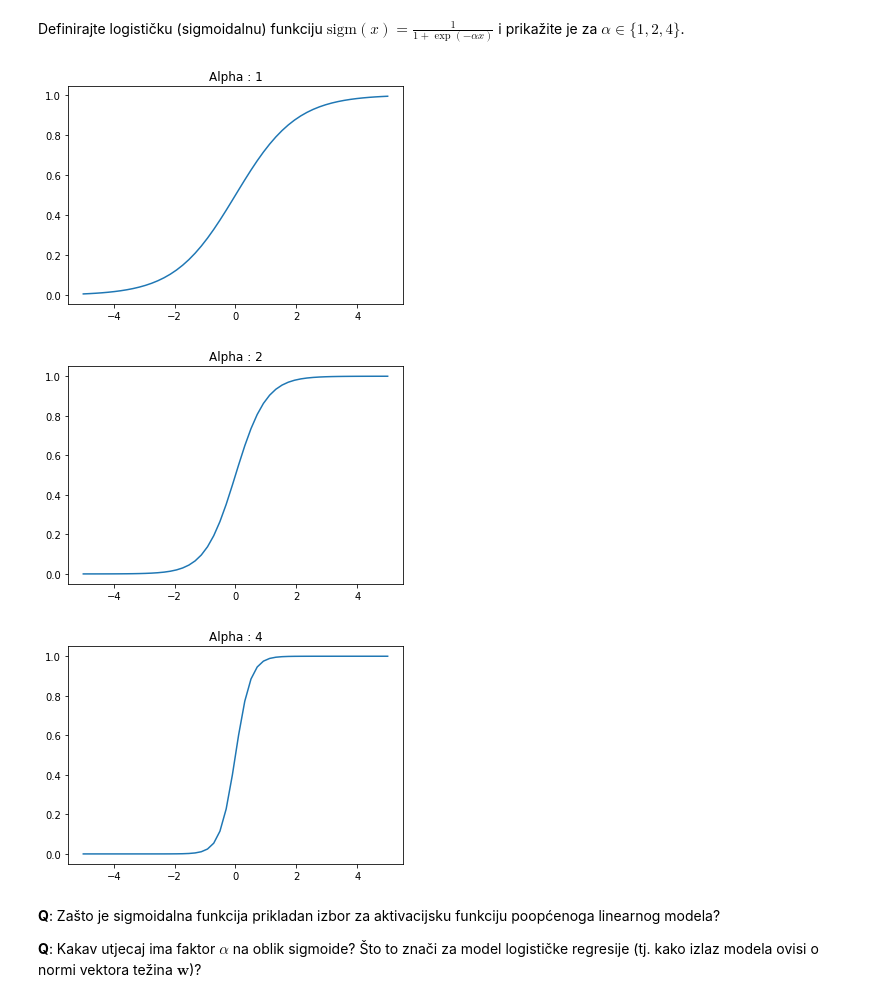
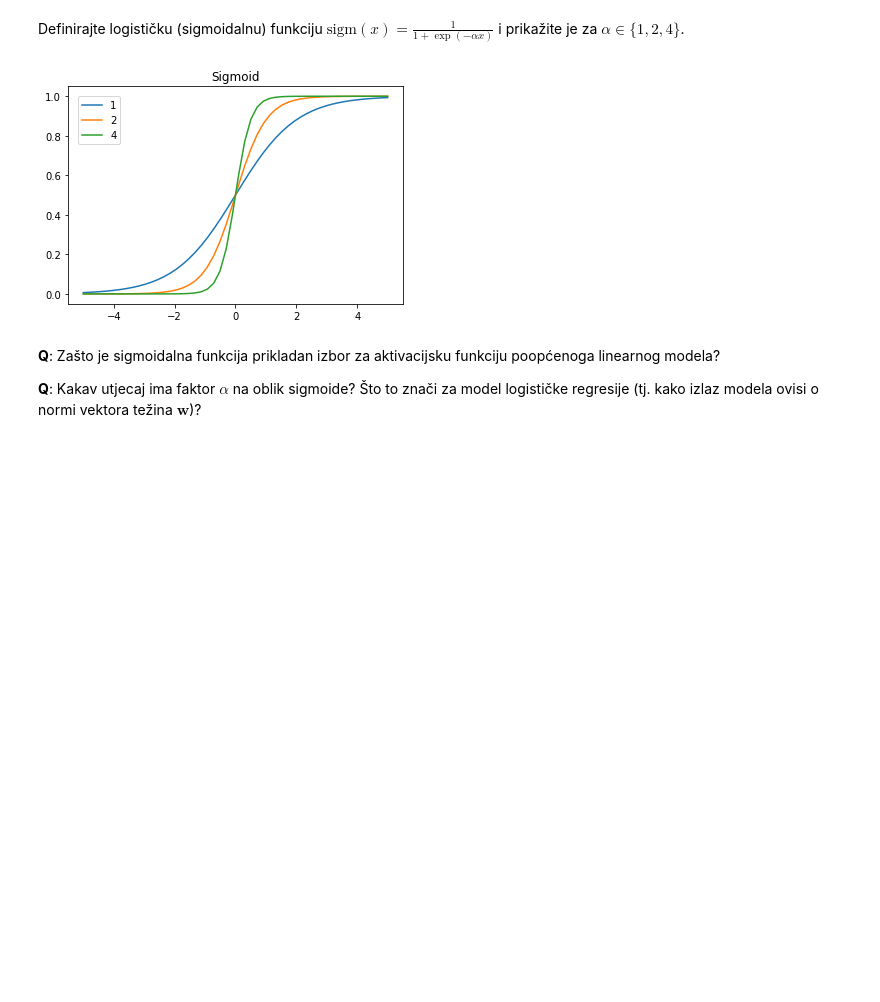
Before and after one commit to mislavivancic/machine-learning-homeworks, a Jupyter notebook: Lab2/SU-2019-LAB02-LDM-LR.ipynb, the cells around one changed output. Drawn from its saved outputs; the diff is of its cells as text; code cells hidden in the pictures; blank space fills up the shorter version.

```diff
--- a/Lab2/SU-2019-LAB02-LDM-LR.ipynb
+++ b/Lab2/SU-2019-LAB02-LDM-LR.ipynb
@@ -200,22 +205,22 @@ Definirajte logističku (sigmoidalnu) funkciju $\mathrm{sigm}(x)=\frac{1}{1+\exp
 # %%
 # Vaš kôd ovdje
 import math
 def sigm(x,alfa=1):
     return 1/(1+math.exp(-alfa*x))
 
 alpha = [1,2,4]
 
 X = np.linspace(-5,5)
 
+plt.title("Sigmoid")
+
 for a in alpha:
     sigma = [sigm(x,a) for x in X]
-    plt.title("Alpha : " + str(a))
-    plt.plot(X,sigma)
-    plt.show()
+    plt.plot(X,sigma,label=str(a))
+plt.legend(loc='upper left', borderaxespad=1.)
+plt.show()
 # %% [output]
-[figure, old version]
+[figure, new version]
-[figure, removed]
-[figure, removed]
 # %% [markdown]
 **Q**: Zašto je sigmoidalna funkcija prikladan izbor za aktivacijsku funkciju poopćenoga linearnog modela?
 </br>
```
Also changed, not shown: parts of 7 cells of this notebook.
